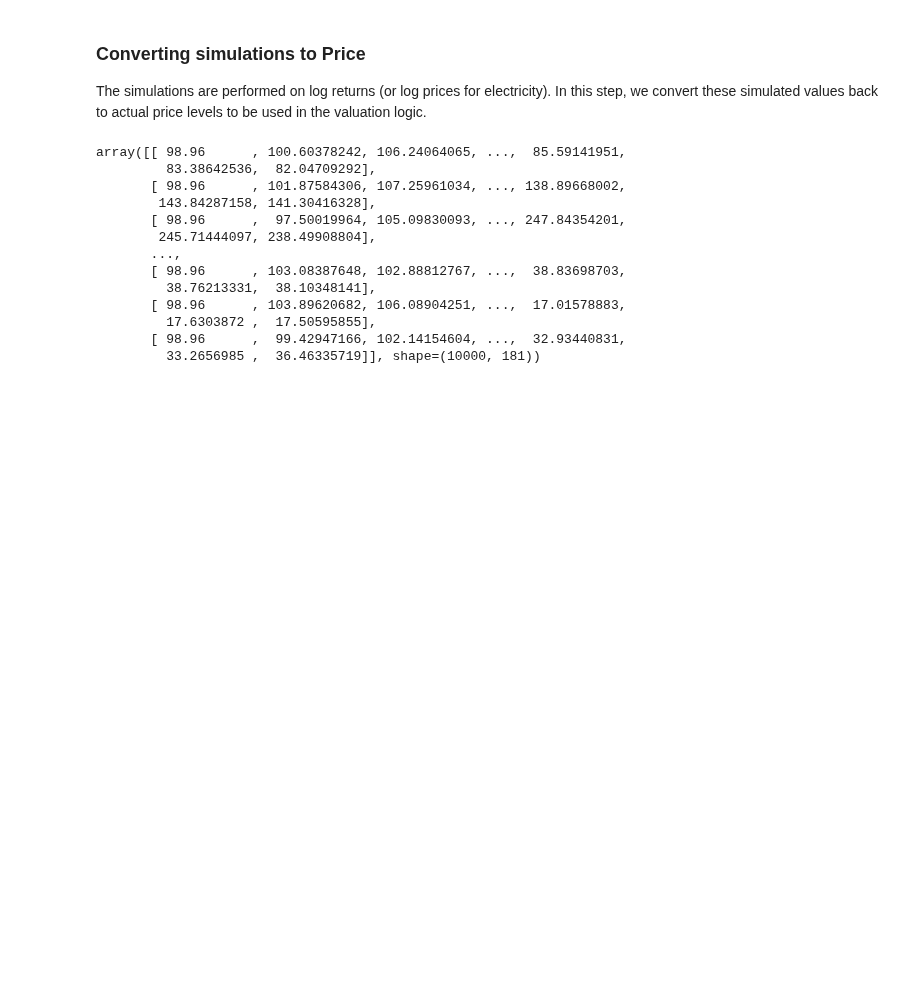
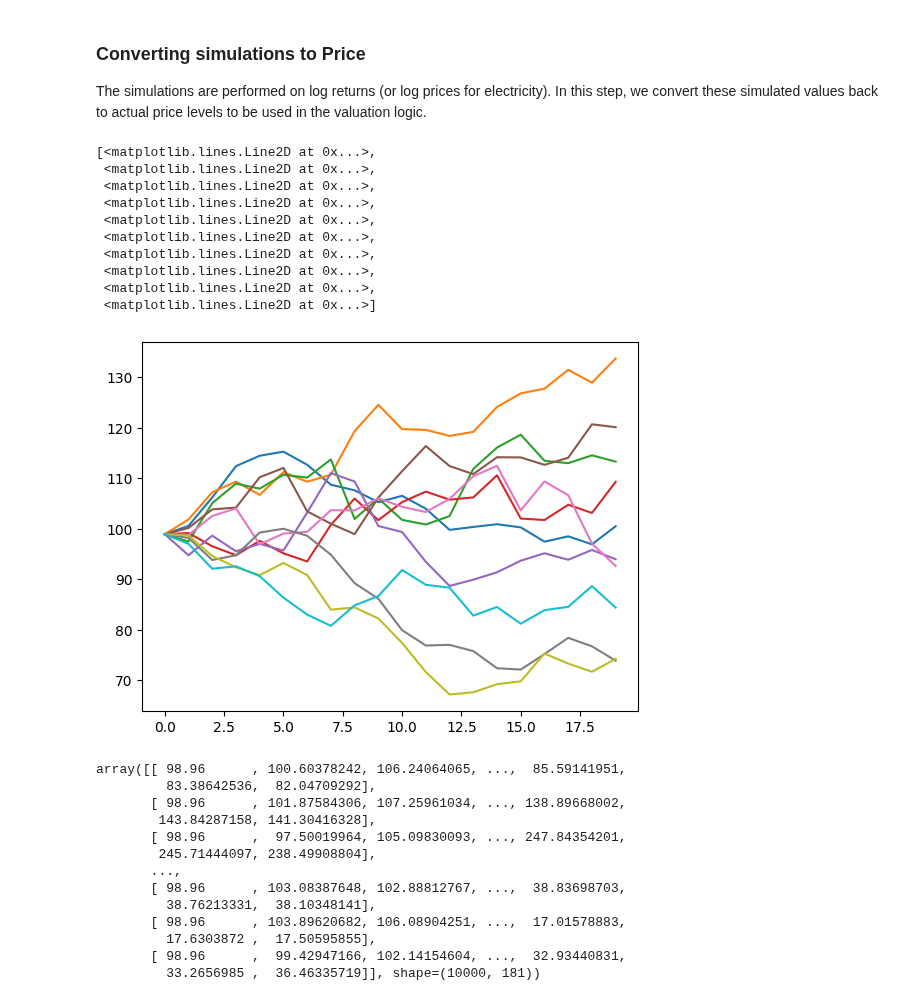
Before and after one commit to amacias-afma/montecarlohedge, a Jupyter notebook: main.ipynb, the cells around one changed output. Cells and saved outputs as stored; diff of their text form; code cells hidden in the pictures; blank space fills up the shorter version.

```diff
--- a/main.ipynb
+++ b/main.ipynb
@@ -170,6 +170,25 @@ Simulating 10000 paths over 180 days
 The simulations are performed on log returns (or log prices for electricity). In this step, we convert these simulated values back to actual price levels to be used in the valuation logic.
 # %%
 price_simulations = sm.convert_to_price(simulations, df_data_train)
+# %%
+import matplotlib.pyplot as plt
+# plt.plot(price_simulations['electricity'][:10, :20].T)
+
+plt.plot(price_simulations['hashprice'][:10, :20].T)
+
+# plt.plot(price_simulations['electricity'])
+# %% [output]
+[<matplotlib.lines.Line2D at 0x...>,
+ <matplotlib.lines.Line2D at 0x...>,
+ <matplotlib.lines.Line2D at 0x...>,
+ <matplotlib.lines.Line2D at 0x...>,
+ <matplotlib.lines.Line2D at 0x...>,
+ <matplotlib.lines.Line2D at 0x...>,
+ <matplotlib.lines.Line2D at 0x...>,
+ <matplotlib.lines.Line2D at 0x...>,
+ <matplotlib.lines.Line2D at 0x...>,
+ <matplotlib.lines.Line2D at 0x...>]
+[figure, added]
 # %%
 price_simulations['hashprice']
 # %% [output]
```
Also changed, not shown: parts of 6 cells of this notebook, 9 other files.
